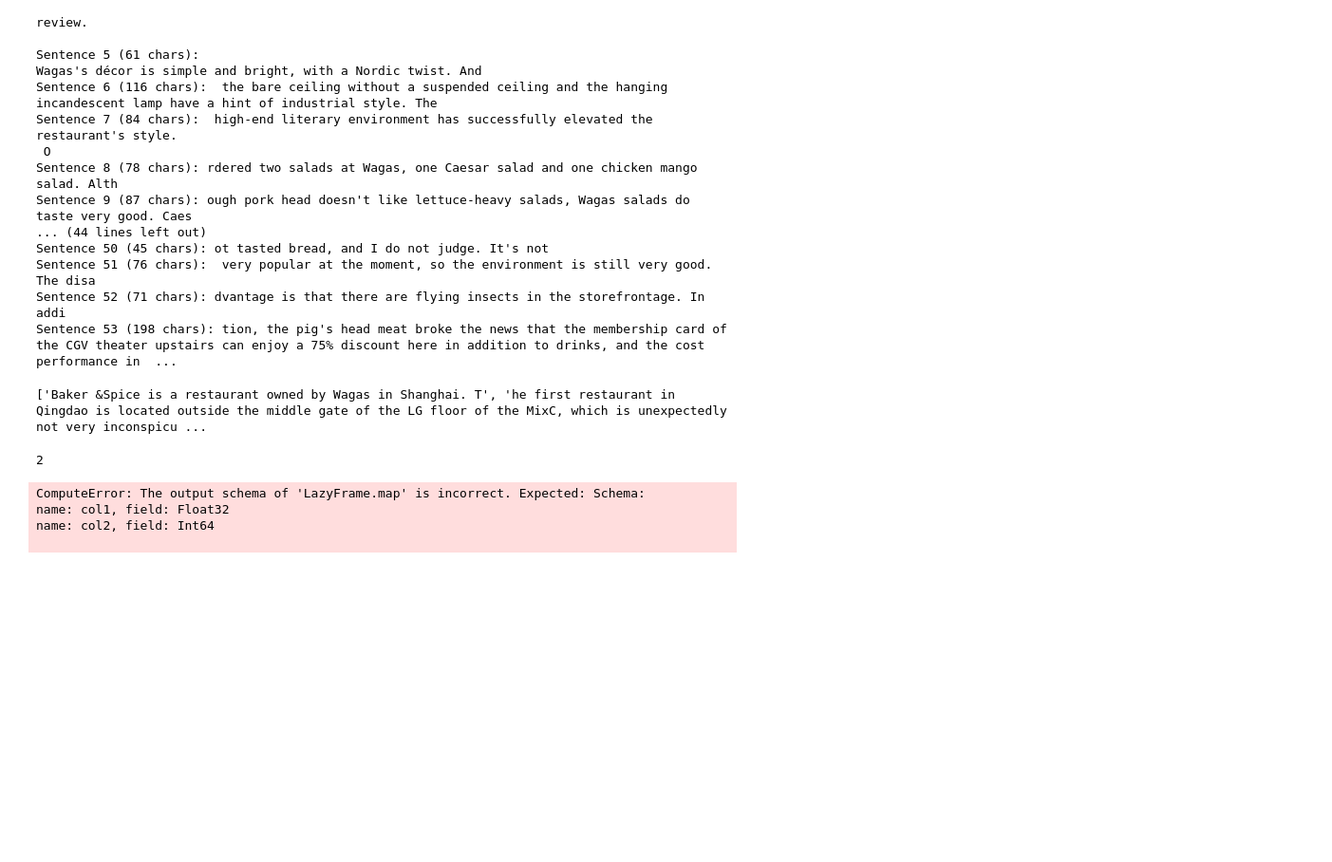
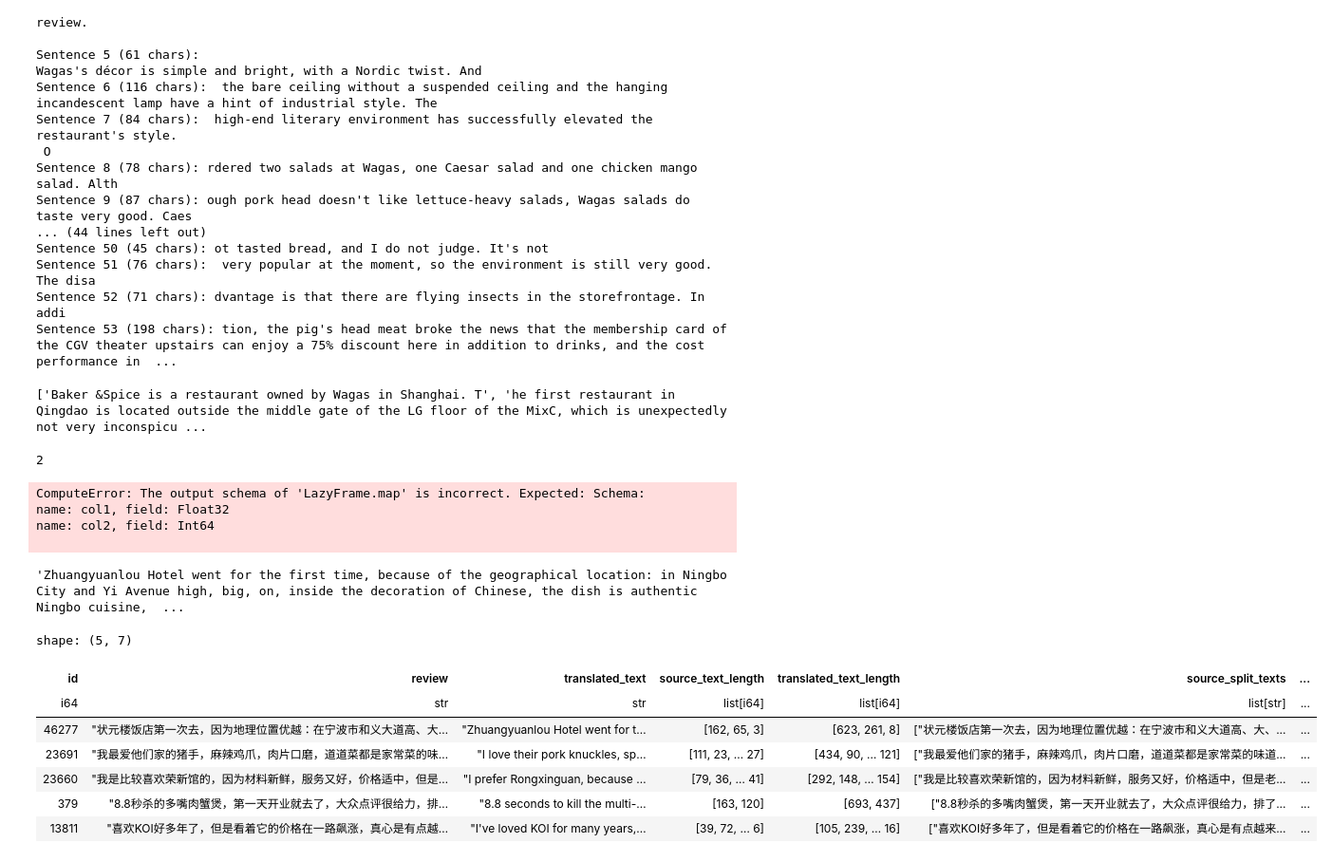
Before and after one commit to dannymirxa/Azure_AI_Translator_Test, a Jupyter notebook: test_azure_sample.ipynb, the cells around one changed output. Shown at 95% size. Cells and saved outputs as stored; diff of their text form; code cells hidden in the pictures; blank space fills up the shorter version.

Commit message:
add split by text and index

```diff
--- a/test_azure_sample.ipynb
+++ b/test_azure_sample.ipynb
@@ -147,3 +147,8 @@ ComputeError: The output schema of 'LazyFrame.map' is incorrect. Expected: Schem
 name: col1, field: Float32
 name: col2, field: Int64
 
+# %%
+text = 'Zhuangyuanlou Hotel went for the first time, because of the geographical location: in Ningbo City and Yi Avenue high, big, on, inside the decoration of Chinese, the dish is authentic Ningbo cuisine, the taste is pure, drunk mud snail is particularly good, eat the taste of childhood, because I went late, waited in the lobby for a while, during which there is tea to drink, the waiter also chats with you, to the dining business is too good, the waiter is trotting, the service attitude is absolutely not speedy, everything is in place, the drink is also patiently explained to us, so it is absolutely necessary to boast, In particular, Peng Xinxing and Hong Jihua (only know the name by looking at the service card) also add color to our image of Ningbo, the champion building is a window in Ningbo, and the quality of the waiter reflects the spiritual outlook of our Ningbo people. Like one'
+text[0:623]
+# %% [output]
+'Zhuangyuanlou Hotel went for the first time, because of the geographical location: in Ningbo City and Yi Avenue high, big, on, inside the decoration of Chinese, the dish is authentic Ningbo cuisine,  ...
@@ -149,0 +157,13 @@ name: col2, field: Int64
+# %%
+df = pl.read_parquet('./text-zh-simplified_translated.parquet')
+# %%
+df.head(5)
+# %% [output]
+shape: (5, 7)
+| id | review | translated_text | source_text_length | translated_text_length | source_split_texts | ... |
+| i64 | str | str | list[i64] | list[i64] | list[str] | ... |
+| 46277 | "状元楼饭店第一次去，因为地理位置优越：在宁波市和义大道高、大… | "Zhuangyuanlou Hotel went for t… | [162, 65, 3] | [623, 261, 8] | ["状元楼饭店第一次去，因为地理位置优越：在宁波市和义大道高、大、... | ... |
+| 23691 | "我最爱他们家的猪手，麻辣鸡爪，肉片口磨，道道菜都是家常菜的味… | "I love their pork knuckles, sp… | [111, 23, … 27] | [434, 90, … 121] | ["我最爱他们家的猪手，麻辣鸡爪，肉片口磨，道道菜都是家常菜的味道... | ... |
+| 23660 | "我是比较喜欢荣新馆的，因为材料新鲜，服务又好，价格适中，但是… | "I prefer Rongxinguan, because … | [79, 36, … 41] | [292, 148, … 154] | ["我是比较喜欢荣新馆的，因为材料新鲜，服务又好，价格适中，但是老... | ... |
+| 379 | "8.8秒杀的多嘴肉蟹煲，第一天开业就去了，大众点评很给力，排… | "8.8 seconds to kill the multi-… | [163, 120] | [693, 437] | ["8.8秒杀的多嘴肉蟹煲，第一天开业就去了，大众点评很给力，排了... | ... |
+| 13811 | "喜欢KOI好多年了，但是看着它的价格在一路飙涨，真心是有点越… | "I've loved KOI for many years,… | [39, 72, … 6] | [105, 239, … 16] | ["喜欢KOI好多年了，但是看着它的价格在一路飙涨，真心是有点越来... | ... |
```
Also changed, not shown: parts of 4 cells of this notebook, 5 other files.
